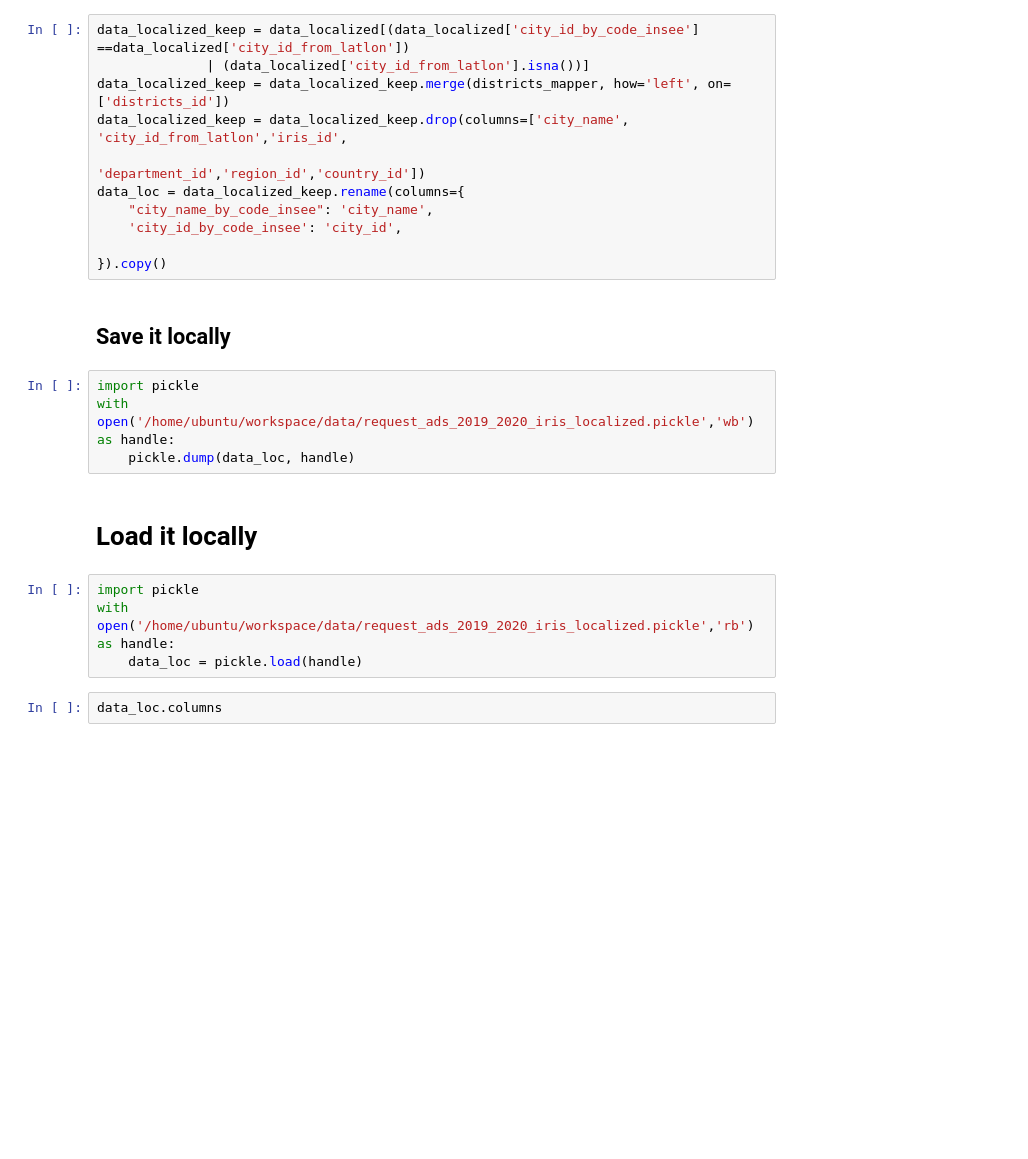
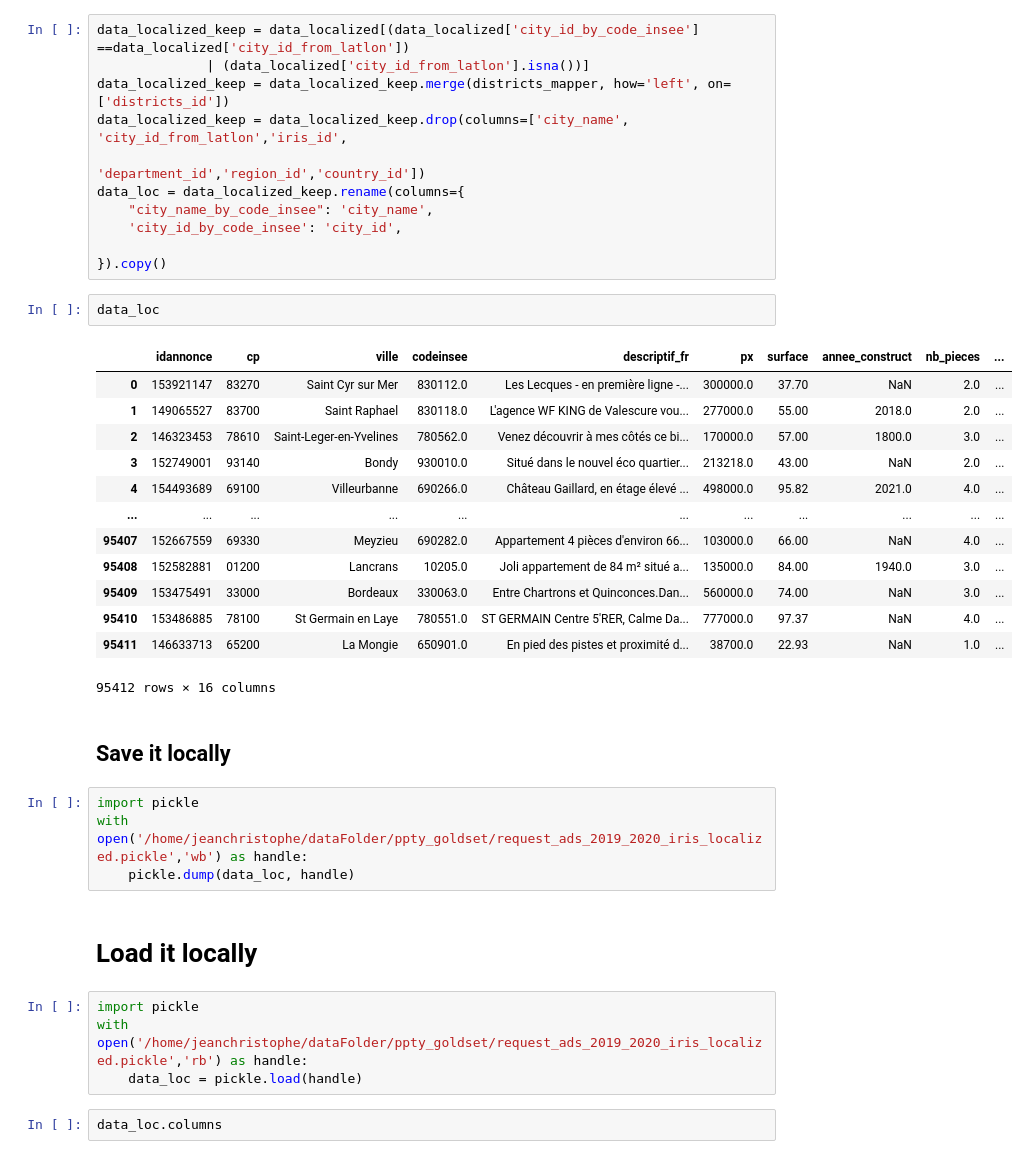
Before and after one commit to sl-jeanchristophecazes/ppty_goldset, a Jupyter notebook: notebooks/gold_set_construction.ipynb, the cells around one changed output. Cells and saved outputs as stored; diff of their text form; blank space fills up the shorter version.

```diff
--- a/notebooks/gold_set_construction.ipynb
+++ b/notebooks/gold_set_construction.ipynb
@@ -282,17 +96,33 @@ data_loc = data_localized_keep.rename(columns={
     'city_id_by_code_insee': 'city_id',
 
 }).copy()
+# %%
+data_loc
+# %% [output]
+|  | idannonce | cp | ville | codeinsee | descriptif_fr | px | surface | annee_construct | nb_pieces | ... |
+| 0 | 153921147 | 83270 | Saint Cyr sur Mer | 830112.0 | Les Lecques - en première ligne -... | 300000.0 | 37.70 | NaN | 2.0 | ... |
+| 1 | 149065527 | 83700 | Saint Raphael | 830118.0 | L'agence WF KING de Valescure vou... | 277000.0 | 55.00 | 2018.0 | 2.0 | ... |
+| 2 | 146323453 | 78610 | Saint-Leger-en-Yvelines | 780562.0 | Venez découvrir à mes côtés ce bi... | 170000.0 | 57.00 | 1800.0 | 3.0 | ... |
+| 3 | 152749001 | 93140 | Bondy | 930010.0 | Situé dans le nouvel éco quartier... | 213218.0 | 43.00 | NaN | 2.0 | ... |
+| 4 | 154493689 | 69100 | Villeurbanne | 690266.0 | Château Gaillard, en étage élevé ... | 498000.0 | 95.82 | 2021.0 | 4.0 | ... |
+| ... | ... | ... | ... | ... | ... | ... | ... | ... | ... | ... |
+| 95407 | 152667559 | 69330 | Meyzieu | 690282.0 | Appartement 4 pièces d'environ 66... | 103000.0 | 66.00 | NaN | 4.0 | ... |
+| 95408 | 152582881 | 01200 | Lancrans | 10205.0 | Joli appartement de 84 m² situé a... | 135000.0 | 84.00 | 1940.0 | 3.0 | ... |
+| 95409 | 153475491 | 33000 | Bordeaux | 330063.0 | Entre Chartrons et Quinconces.Dan... | 560000.0 | 74.00 | NaN | 3.0 | ... |
+| 95410 | 153486885 | 78100 | St Germain en Laye | 780551.0 | ST GERMAIN Centre 5'RER, Calme Da... | 777000.0 | 97.37 | NaN | 4.0 | ... |
+| 95411 | 146633713 | 65200 | La Mongie | 650901.0 | En pied des pistes et proximité d... | 38700.0 | 22.93 | NaN | 1.0 | ... |
+95412 rows × 16 columns
 # %% [markdown]
 ## Save it locally
 # %%
 import pickle
-with open('/home/ubuntu/workspace/data/request_ads_2019_2020_iris_localized.pickle','wb') as handle:
+with open('/home/jeanchristophe/dataFolder/ppty_goldset/request_ads_2019_2020_iris_localized.pickle','wb') as handle:
     pickle.dump(data_loc, handle)
 # %% [markdown]
 # Load it locally
 # %%
 import pickle
-with open('/home/ubuntu/workspace/data/request_ads_2019_2020_iris_localized.pickle','rb') as handle:
+with open('/home/jeanchristophe/dataFolder/ppty_goldset/request_ads_2019_2020_iris_localized.pickle','rb') as handle:
     data_loc = pickle.load(handle)
 # %%
 data_loc.columns
```
Also changed, not shown: parts of 16 cells of this notebook.
